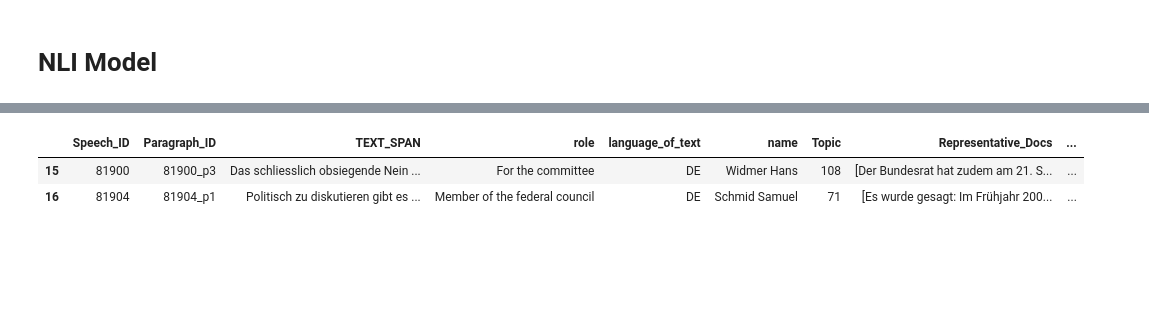
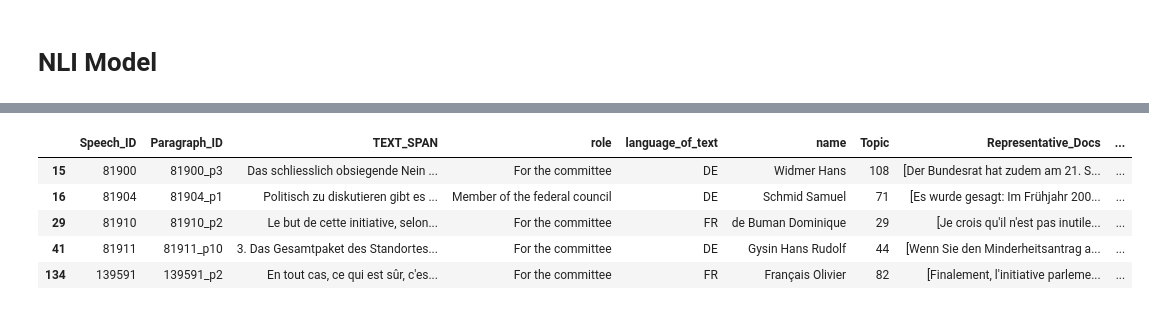
Before and after one commit to MatteoFasulo/DemocraSci-AM, a Jupyter notebook: NLI.ipynb, the cells around one changed output, grey strips where cells are left out. Saved outputs shown, nothing was run; the diff lists cells and outputs as text; code cells hidden in the pictures; blank space fills up the shorter version.

```diff
--- a/NLI.ipynb
+++ b/NLI.ipynb
@@ -121,7 +84,7 @@ model = AutoModelForSequenceClassification.from_pretrained(model_name, num_label
 # %%
 import numpy as np
 
-batch_size = 1
+batch_size = 256
 n_rows = len(hp_df)
 model.eval()
 
@@ -135,8 +98,8 @@ for i in tqdm(range(0, n_rows, batch_size), desc="NLI Stance Detection"):
     inputs = tokenizer(
         batch_premises,
         batch_hypotheses,
-        truncation=False,
-        padding=False,
+        truncation=True,
+        padding=True,
         return_tensors="pt",
     ).to(device)
 
@@ -161,9 +159,12 @@ hp_df[hp_df["Stance_Intensity"] > 0.75].head(2)
 # %%
-hp_df[hp_df["Stance_Intensity"] < -0.75].head(2)
+hp_df[hp_df["Stance_Intensity"] < -0.75].head()
 # %% [output]
 |  | Speech_ID | Paragraph_ID | TEXT_SPAN | role | language_of_text | name | Topic | Representative_Docs | ... |
 | 15 | 81900 | 81900_p3 | Das schliesslich obsiegende Nein ... | For the committee | DE | Widmer Hans | 108 | [Der Bundesrat hat zudem am 21. S... | ... |
 | 16 | 81904 | 81904_p1 | Politisch zu diskutieren gibt es ... | Member of the federal council | DE | Schmid Samuel | 71 | [Es wurde gesagt: Im Frühjahr 200... | ... |
+| 29 | 81910 | 81910_p2 | Le but de cette initiative, selon... | For the committee | FR | de Buman Dominique | 29 | [Je crois qu'il n'est pas inutile... | ... |
+| 41 | 81911 | 81911_p10 | 3. Das Gesamtpaket des Standortes... | For the committee | DE | Gysin Hans Rudolf | 44 | [Wenn Sie den Minderheitsantrag a... | ... |
+| 134 | 139591 | 139591_p2 | En tout cas, ce qui est sûr, c'es... | For the committee | FR | Français Olivier | 82 | [Finalement, l'initiative parleme... | ... |
 # %%
 import textwrap
 
```
Also changed, not shown: parts of 22 cells of this notebook, 3 other files.
